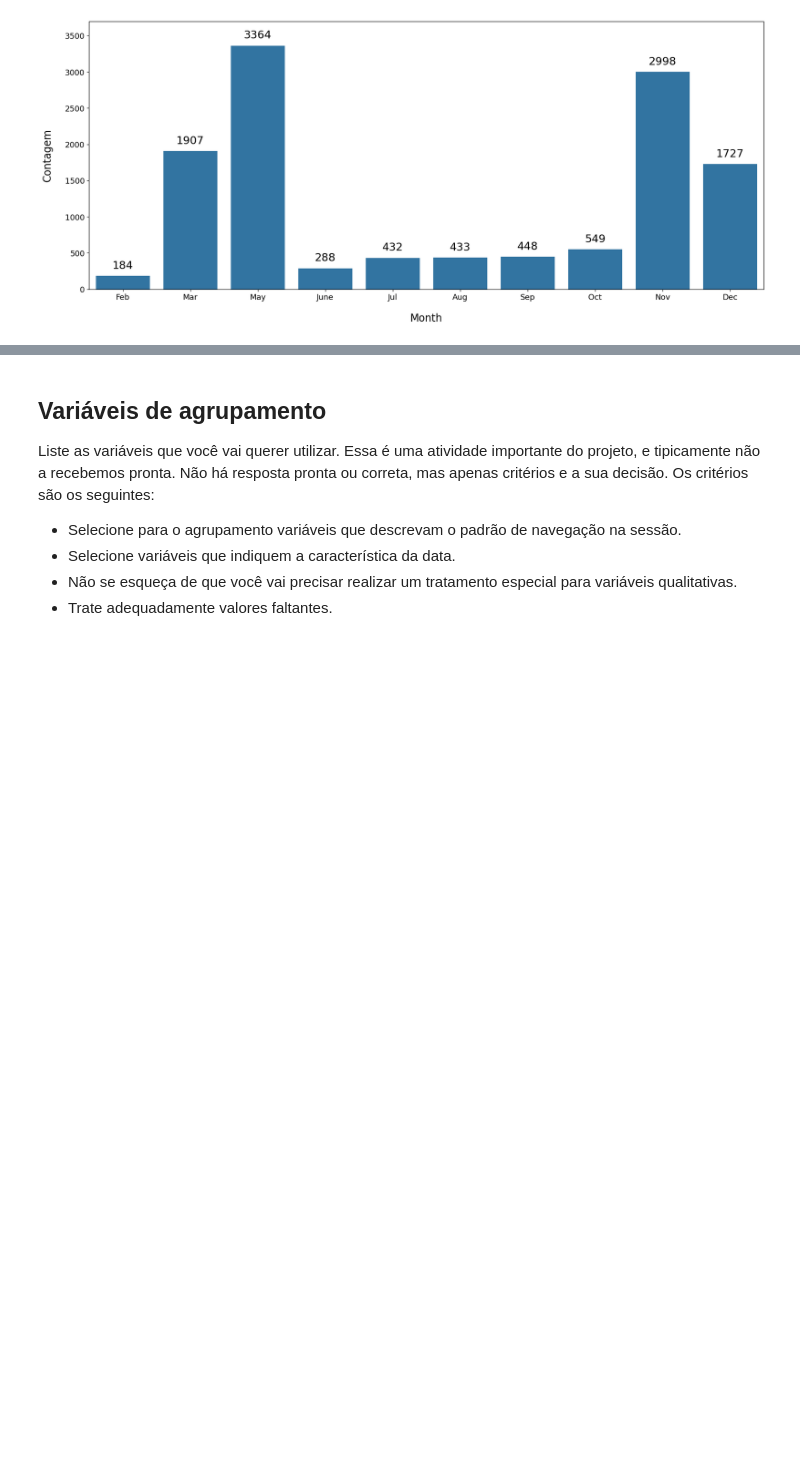
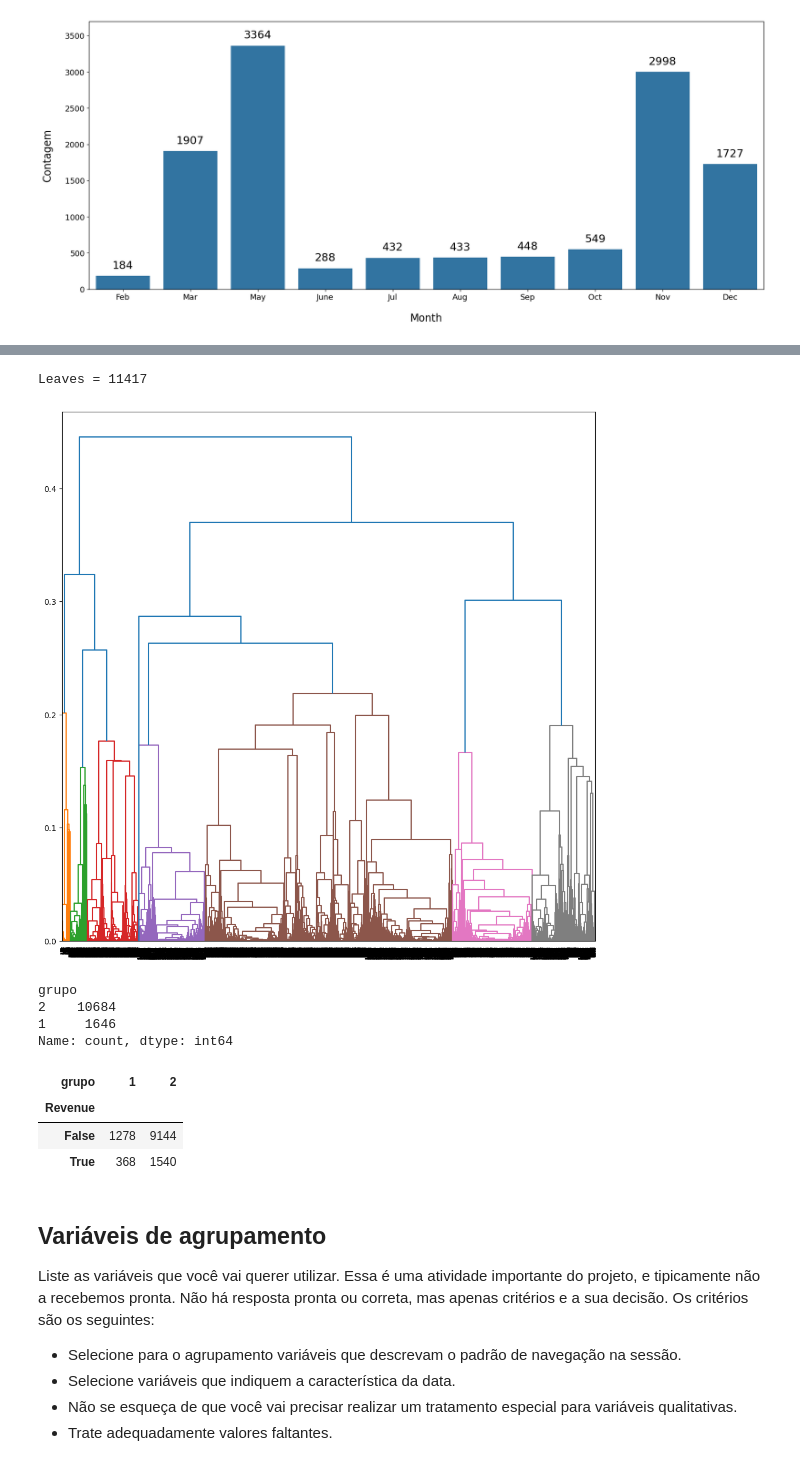
Before and after one commit to marceloaires7/EBAC-Exercicios, a Jupyter notebook: Exercício_Cientista_de_dados_Módulo30/Exercício 2/mod30_tarefa02.ipynb, the cells around one changed output, grey strips where cells are left out. Saved outputs shown, nothing was run; the diff lists cells and outputs as text; code cells hidden in the pictures; blank space fills up the shorter version.

```diff
--- a/Exercício_Cientista_de_dados_Módulo30/Exercício 2/mod30_tarefa02.ipynb
+++ b/Exercício_Cientista_de_dados_Módulo30/Exercício 2/mod30_tarefa02.ipynb
@@ -146,0 +171,3 @@ plot_perc('Month', df)
+# %%
+vars_cat = [True if x in variaveis_cat else False for x in df_dummy.columns]
+vars_cat
@@ -146,0 +192,2 @@ plot_perc('Month', df)
+# %%
+distancia_gower = gower_matrix(df_dummy, cat_features=vars_cat)
@@ -146,0 +207,3 @@ plot_perc('Month', df)
+# %%
+gdv = squareform(distancia_gower, force='tovector')
+gdv.shape
@@ -146,0 +212,4 @@ plot_perc('Month', df)
+# %%
+Z = linkage(gdv, method='complete')
+Z_df = pd.DataFrame(Z, columns=['id1', 'id2', 'dist', 'n'])
+Z_df.head()
@@ -147,3 +223,27 @@ plot_perc('Month', df)
+# %%
+fig,axs = plt.subplots(1,1,figsize=(12,12))
+dn = dendrogram(Z, truncate_mode='level',p=30,show_leaf_counts=True,ax=axs, color_threshold=.22)
+print(f"Leaves = {len(dn['leaves'])}")
+# %% [output]
+Leaves = 11417
+[figure, added]
+# %%
+df_dummy['grupo'] = fcluster(Z, 2, criterion='maxclust')
+df_dummy.grupo.value_counts()
+# %% [output]
+grupo
+2    10684
+1     1646
+Name: count, dtype: int64
+# %%
+df_dummy2 = df.reset_index().merge(df_dummy.reset_index(), how='left')
+df_dummy2.groupby(['Revenue',
+                   'grupo'])['index'].count().unstack().fillna(0).style.format(precision=0)
+# %% [output]
+| grupo | 1 | 2 |
+| Revenue |  |  |
+| False | 1278 | 9144 |
+| True | 368 | 1540 |
 # %% [markdown]
 ## Variáveis de agrupamento
 
```
Also changed, not shown: parts of 9 cells of this notebook.
